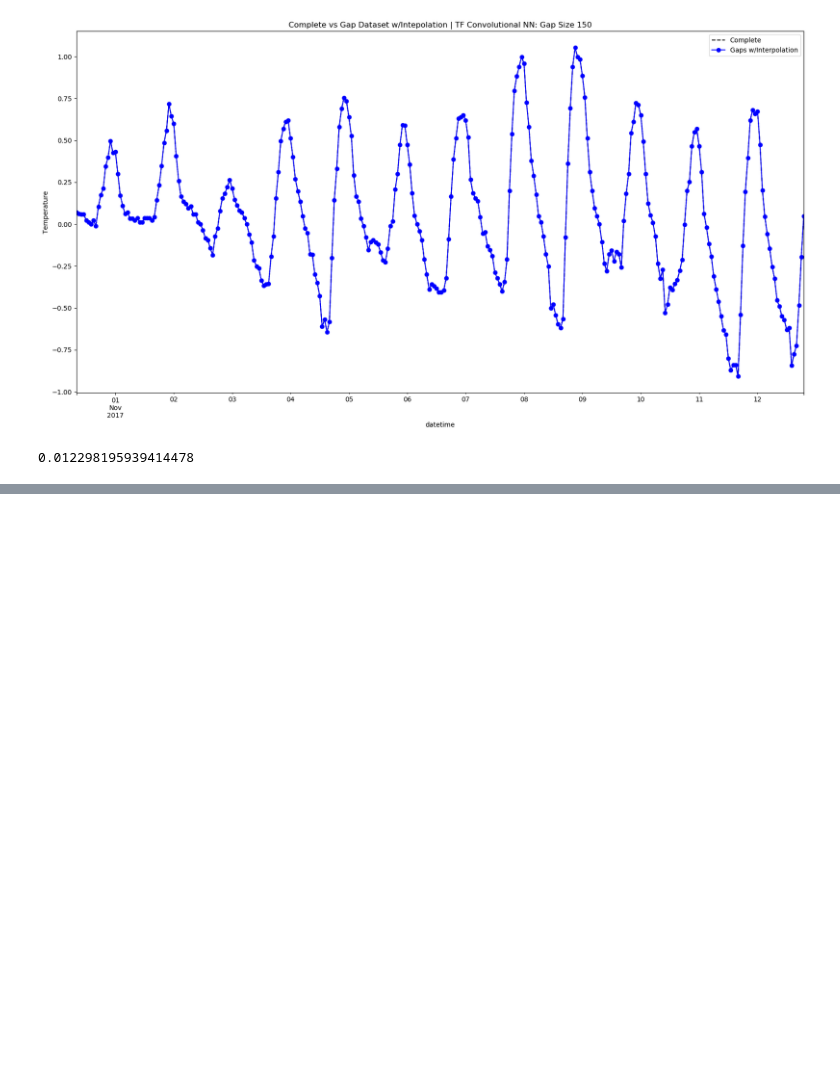
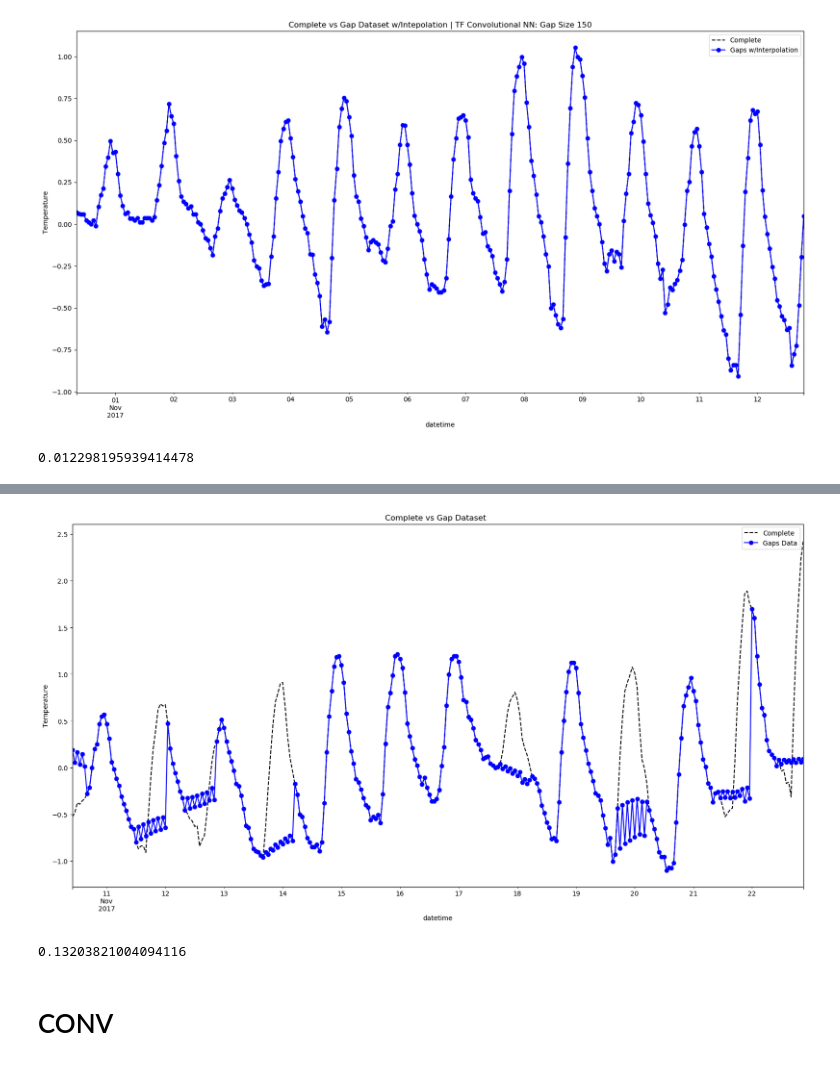
Before and after one commit to franticOreo/WeatherInterpolation, a Jupyter notebook: WeatherDataInterpolation.ipynb, the cells around one changed output, grey strips where cells are left out. Drawn from its saved outputs; the diff is of its cells as text; code cells hidden in the pictures; blank space fills up the shorter version.

```diff
--- a/WeatherDataInterpolation.ipynb
+++ b/WeatherDataInterpolation.ipynb
@@ -565,0 +613,40 @@ error_bar = pd.DataFrame(noise2_mses, index=[1]).T.plot(legend=False,
+# %%
+model = linear
+window = single_window
+
+gap_df = create_fixed_gap_df(test_df_ref, gap_pct=0.2, gap_size=12)
+
+# window_size=WINDOW_SIZE
+
+# conv_model=False
+
+gap_size=1
+
+gap_df_copy = gap_df.copy()
+# Interpolate the first n-window-size to enable further interpolation.
+gap_df_copy.iloc[:window.total_window_size] = gap_df_copy.iloc[:window.total_window_size].interpolate(method='akima')
+temp_array = gap_df_copy[RESPONSE_VAR].to_numpy()
+
+# Get indexes of nan values, index to 0th dimension (ugly)
+nan_indxs = np.where(np.isnan(temp_array))[0]
+
+# print(nan_indxs)
+count=0
+for nan_indx in nan_indxs:
+#     print(nan_indx)
+
+    window_instance = window.make_dataset(gap_df_copy[nan_indx - window.total_window_size: nan_indx])
+    # Make a prediction for the NaN
+    preds = model.predict(window_instance)
+
+    # Extract last pred from the second dimension of the Tensor.
+    last_pred_index = window.label_width - 1
+
+    pred = preds[0,last_pred_index,0]
+
+    # Interpolate point inplace of the NaN index.
+    np.put(temp_array, nan_indx, pred)
+    # put pred in gap_df
+    gap_df_copy.iloc[nan_indx, 0] = pred
+
+#     return noisy_test_array
@@ -565,0 +664,5 @@ error_bar = pd.DataFrame(noise2_mses, index=[1]).T.plot(legend=False,
+# %%
+plot_complete_and_gaps(test_df[RESPONSE_VAR],
+                       gap_df_copy[RESPONSE_VAR],
+                       sample_size=300)
+# %% [output]
@@ -565,0 +670,7 @@ error_bar = pd.DataFrame(noise2_mses, index=[1]).T.plot(legend=False,
+[figure, added]
+# %%
+score_interpolation(test_df[RESPONSE_VAR], gap_df_copy[RESPONSE_VAR])
+# %% [output]
+0.13203821004094116
+# %% [markdown]
+# CONV
```
Also changed, not shown: parts of 33 cells of this notebook.
